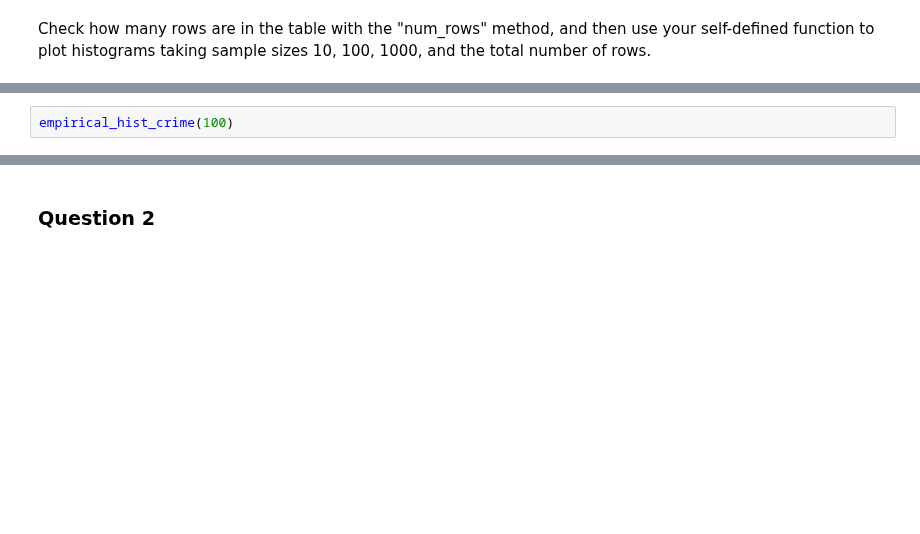
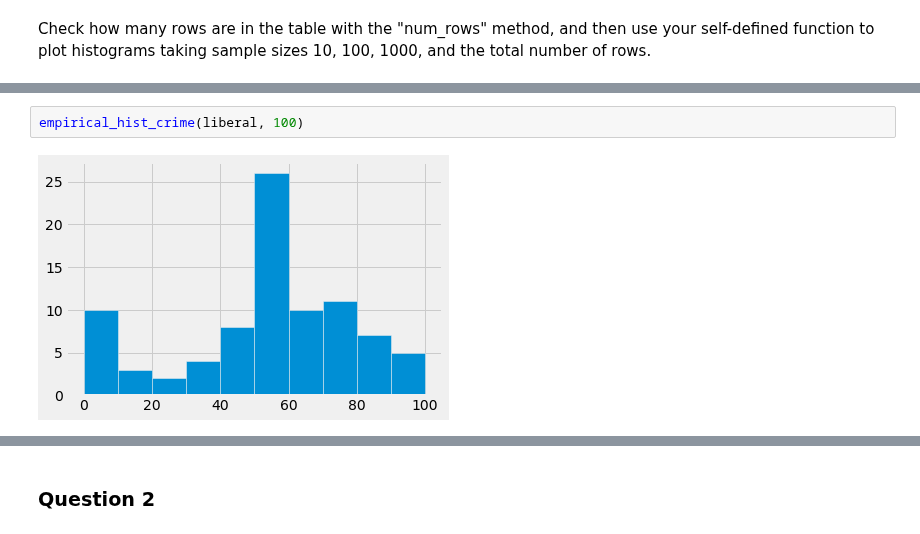
Before and after one commit to ds-modules/LEGALST-190, a Jupyter notebook: LEGALST-123/1-25/1-25_solutions.ipynb, the cells around one changed output, grey strips where cells are left out. Drawn from its saved outputs; the diff is of its cells as text; blank space fills up the shorter version.

```diff
--- a/LEGALST-123/1-25/1-25_solutions.ipynb
+++ b/LEGALST-123/1-25/1-25_solutions.ipynb
@@ -60,3 +62,5 @@ empirical_hist_crime(10)
 # %%
-empirical_hist_crime(100)
+empirical_hist_crime(liberal, 100)
+# %% [output]
+[figure, added]
 # %%
```
Also changed, not shown: parts of 28 cells of this notebook, 6 other files.
